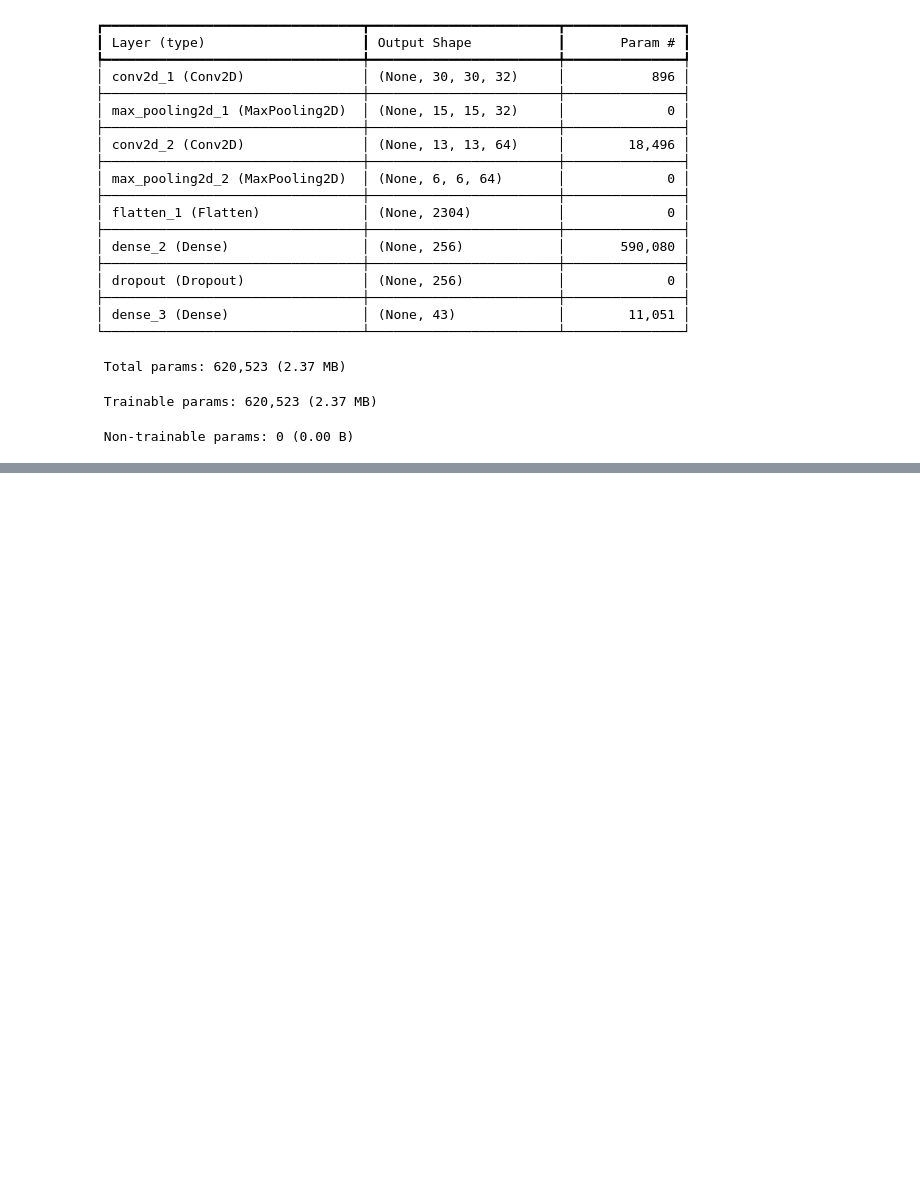
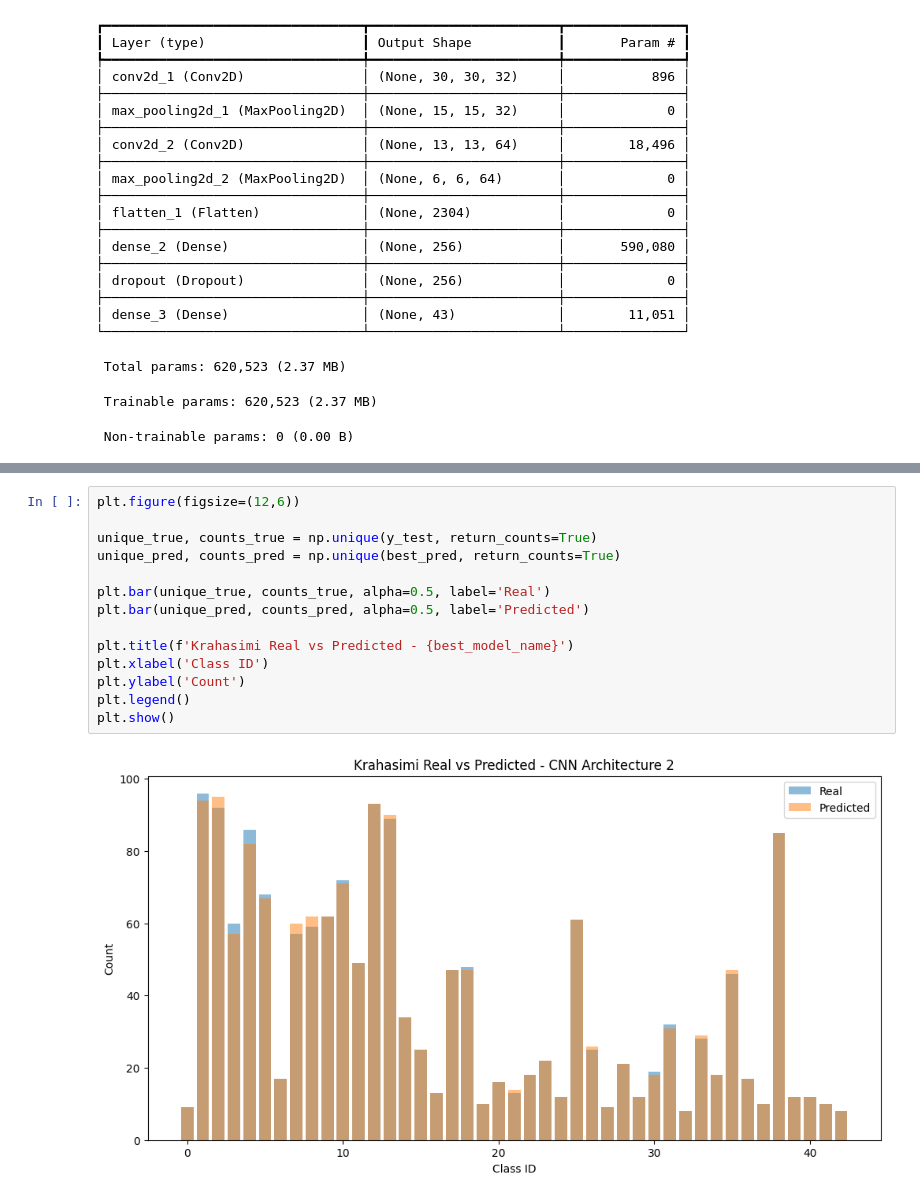
Before and after one commit to RijonZ/traffic-sign-detection-ipynb, a Jupyter notebook: data_preprocessing.ipynb, the cells around one changed output, grey strips where cells are left out. Saved outputs shown, nothing was run; the diff lists cells and outputs as text; blank space fills up the shorter version.

```diff
--- a/data_preprocessing.ipynb
+++ b/data_preprocessing.ipynb
@@ -574,0 +631,16 @@ plt.show()
+# %%
+plt.figure(figsize=(12,6))
+
+unique_true, counts_true = np.unique(y_test, return_counts=True)
+unique_pred, counts_pred = np.unique(best_pred, return_counts=True)
+
+plt.bar(unique_true, counts_true, alpha=0.5, label='Real')
+plt.bar(unique_pred, counts_pred, alpha=0.5, label='Predicted')
+
+plt.title(f'Krahasimi Real vs Predicted - {best_model_name}')
+plt.xlabel('Class ID')
+plt.ylabel('Count')
+plt.legend()
+plt.show()
+# %% [output]
+[figure, added]
```
Also changed, not shown: parts of 14 cells of this notebook, 1 other file.
